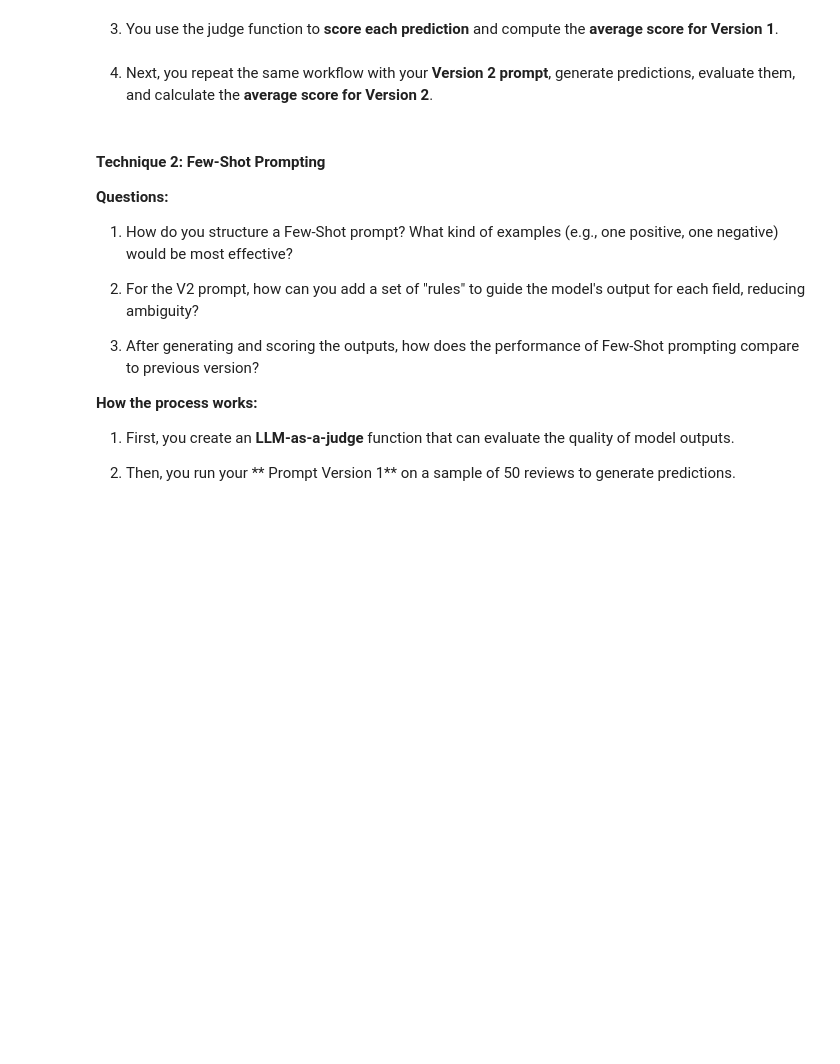
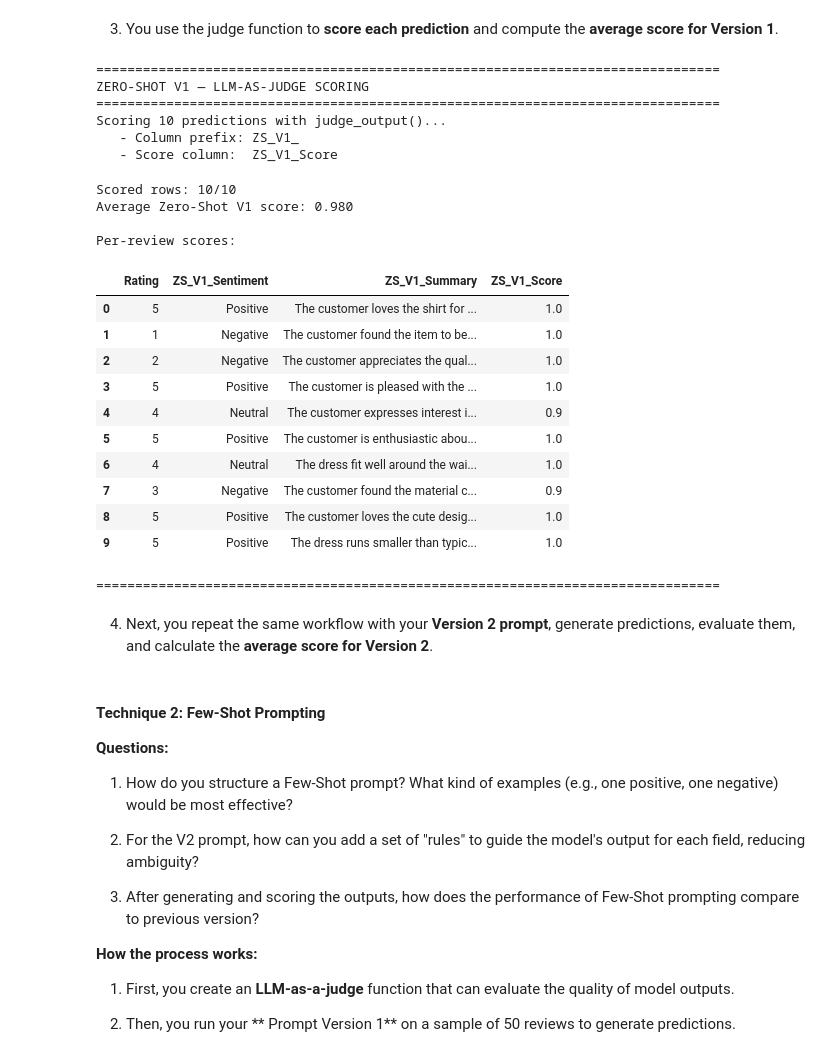
Before and after one commit to sys8dev/real-time-retail-feedback-intelligence, a Jupyter notebook: Real_Time_Retail_Feedback_Intelligence_Full_code.ipynb, the cells around one changed output. Cells and saved outputs as stored; diff of their text form; code cells hidden in the pictures; blank space fills up the shorter version.

Commit message:
Zero Shot Prompt V1 Updates

```diff
--- a/Real_Time_Retail_Feedback_Intelligence_Full_code.ipynb
+++ b/Real_Time_Retail_Feedback_Intelligence_Full_code.ipynb
@@ -2765,0 +2988,23 @@ Name: count, dtype: int64
+# %%
+# Zero Shot Prompt Version 1
+
+ZS_V1_PREFIX = "ZS_V1_"
+
+zero_shot_prompt_v1 = """
+Analyze the customer review and return these five fields:
+
+Category: Main theme (choose one) — Fit/Sizing, Fabric/Material, Style/Design, Value/Price, Delivery/Shipping, Customer Service, or Other
+Sentiment: Positive, Negative, or Neutral
+Summary: 1-2 sentence factual summary of the review
+Personalized Message: Short, empathetic response to the customer
+Retail Insight: One actionable business insight for merchandising or operations
+
+Return exactly one line per field using the format `Field: value`.
+""".strip()
+
+df_zs_v1_initial = run_prompt_on_sample(
+    DATA_SAMPLE_FOR_ANALYSIS,
+    zero_shot_prompt_v1,
+    ZS_V1_PREFIX,
+    prompt_version_label="Zero-Shot V1",
+)
@@ -2766,4 +3034,40 @@ Name: count, dtype: int64
 # %% [markdown]
 3.  You use the judge function to **score each prediction** and compute the **average score for Version 1**.
+# %%
+# ----------------------------------------------------------------------
+# Zero-Shot V1 — LLM-as-Judge scoring
+# Reuses score_structured_predictions() so V2/Few-Shot/CoT follow the same pattern.
+# ----------------------------------------------------------------------
+
+ZS_V1_PREFIX = "ZS_V1_"
+
+df_zs_v1_initial, zs_v1_avg_score = score_structured_predictions(
+    df_zs_v1_initial,
+    ZS_V1_PREFIX,
+    version_label="Zero-Shot V1",
+)
+# %% [output]
+================================================================================
+ZERO-SHOT V1 — LLM-AS-JUDGE SCORING
+================================================================================
+Scoring 10 predictions with judge_output()...
+   - Column prefix: ZS_V1_
+   - Score column:  ZS_V1_Score
+Scored rows: 10/10
+Average Zero-Shot V1 score: 0.980
+
+Per-review scores:
+|  | Rating | ZS_V1_Sentiment | ZS_V1_Summary | ZS_V1_Score |
+| 0 | 5 | Positive | The customer loves the shirt for ... | 1.0 |
+| 1 | 1 | Negative | The customer found the item to be... | 1.0 |
+| 2 | 2 | Negative | The customer appreciates the qual... | 1.0 |
+| 3 | 5 | Positive | The customer is pleased with the ... | 1.0 |
+| 4 | 4 | Neutral | The customer expresses interest i... | 0.9 |
+| 5 | 5 | Positive | The customer is enthusiastic abou... | 1.0 |
+| 6 | 4 | Neutral | The dress fit well around the wai... | 1.0 |
+| 7 | 3 | Negative | The customer found the material c... | 0.9 |
+| 8 | 5 | Positive | The customer loves the cute desig... | 1.0 |
+| 9 | 5 | Positive | The dress runs smaller than typic... | 1.0 |
+================================================================================
 # %% [markdown]
 4.  Next, you repeat the same workflow with your **Version 2 prompt**, generate predictions, evaluate them, and calculate the **average score for Version 2**.
```
Also changed, not shown: parts of 10 cells of this notebook.
